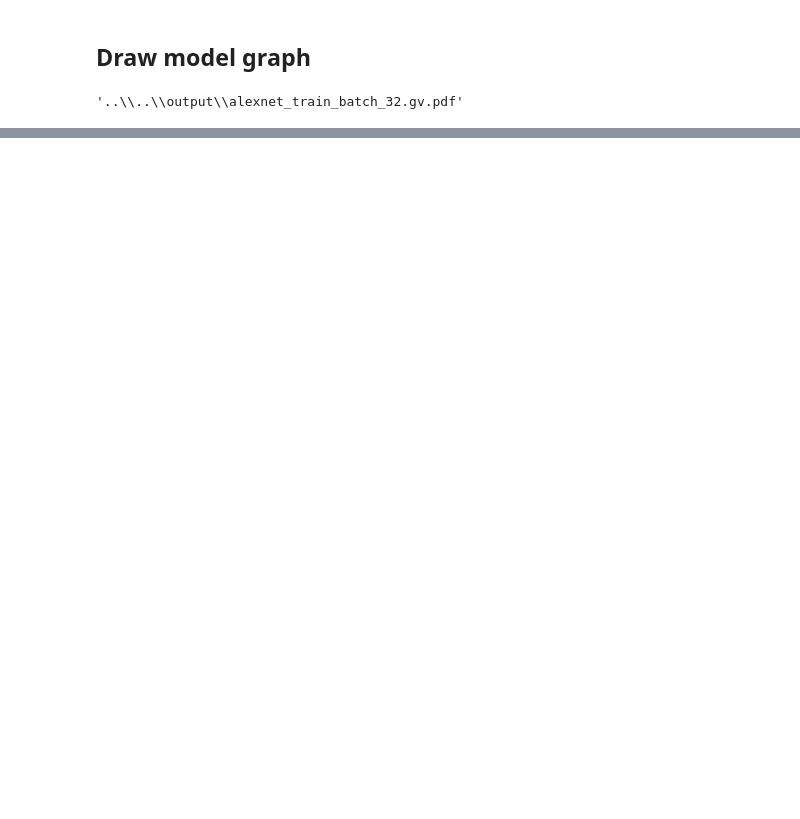
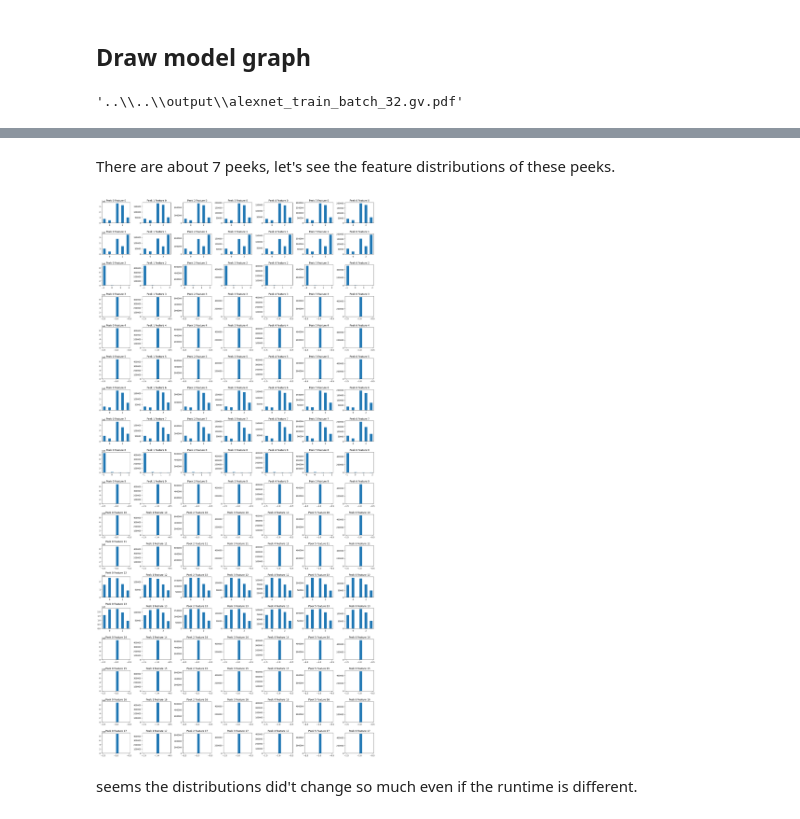
Before and after one commit to edenni/gfos, a Jupyter notebook: notebooks/eda/layout.ipynb, the cells around one changed output, grey strips where cells are left out. Saved outputs shown, nothing was run; the diff lists cells and outputs as text; code cells hidden in the pictures; blank space fills up the shorter version.

```diff
--- a/notebooks/eda/layout.ipynb
+++ b/notebooks/eda/layout.ipynb
@@ -52,9 +77,9 @@ npzs["xdt"][0]["node_opcode"].shape
 import yaml
 
 with open("../../data/node_name2id.yaml") as f:
-    node_name2id = yaml.load(f, Loader=yaml.FullLoader)
+    node_name2idx = yaml.load(f, Loader=yaml.FullLoader)
 
-node_idx2name = {v: k for k, v in node_name2id.items()}
+node_idx2name = {v: k for k, v in node_name2idx.items()}
 # %%
 model = npzs["xdt"][0]
 model_name = model.fid.name.split("/")[-1].split(".")[0]
@@ -79,0 +242,25 @@ dot.render(f"../../output/{model_name}.gv", view=True)
+# %% [markdown]
+There are about 7 peeks, let's see the feature distributions of these peeks.
+# %%
+runtime = model["config_runtime"]
+idx1 = np.where((runtime > 5470000) & (runtime < 5490000))[0]
+idx2 = np.where((runtime > 5490000) & (runtime < 5505000))[0]
+idx3 = np.where((runtime > 5505000) & (runtime < 5520000))[0]
+idx4 = np.where((runtime > 5530000) & (runtime < 5550000))[0]
+idx5 = np.where((runtime > 5720000) & (runtime < 5740000))[0]
+idx6 = np.where((runtime > 5810000) & (runtime < 5840000))[0]
+idx7 = np.where((runtime > 5960000) & (runtime < 6000000))[0]
+
+indices = [idx1, idx2, idx3, idx4, idx5, idx6, idx7]
+axes = plt.subplots(18, 7, figsize=(20, 40))[1]
+
+for f in range(n):
+    for i in range(len(indices)):
+        axes[f, i].hist(model["node_config_feat"][indices[i]].reshape(-1, 18)[:, f])
+        axes[f, i].set_title(f"Peek {i} Feature {f}")
+
+plt.tight_layout()
+# %% [output]
+[figure, added]
+# %% [markdown]
+seems the distributions did't change so much even if the runtime is different.
```
Also changed, not shown: parts of 14 cells of this notebook.
